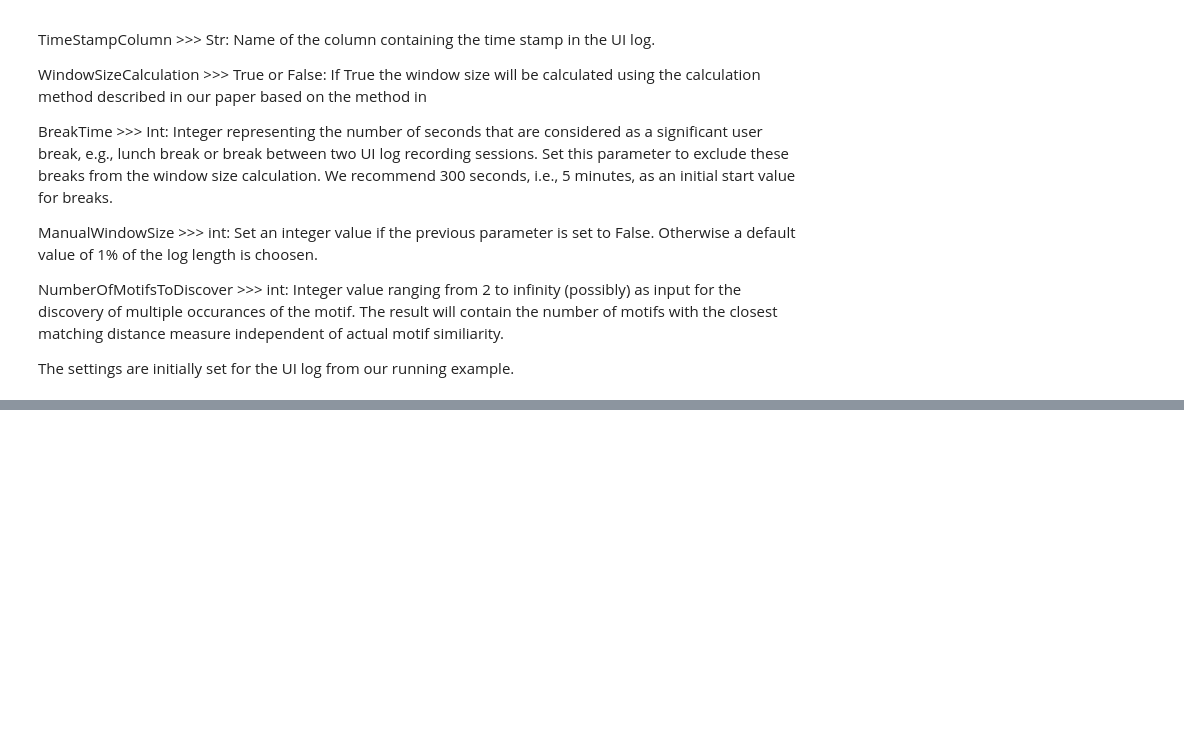
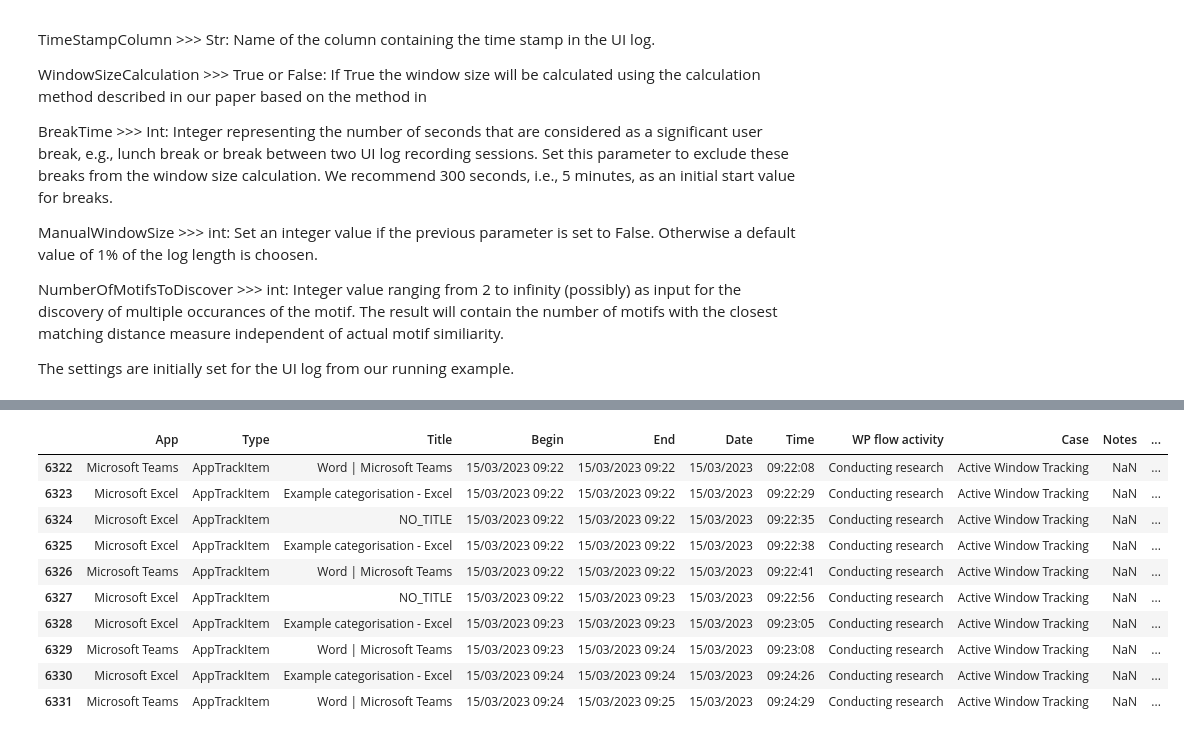
Before and after one commit to thohenadl/TSMDforUILogs, a Jupyter notebook: SingleLogDiscovery.ipynb, the cells around one changed output, grey strips where cells are left out. Saved outputs shown, nothing was run; the diff lists cells and outputs as text; code cells hidden in the pictures; blank space fills up the shorter version.

```diff
--- a/SingleLogDiscovery.ipynb
+++ b/SingleLogDiscovery.ipynb
@@ -246,0 +262,14 @@ Exec time: 36.13787484169006
+# %%
+uiLog[discord_idx:discord_idx+10]
+# %% [output]
+|  | App | Type | Title | Begin | End | Date | Time | WP flow activity | Case | Notes | ... |
+| 6322 | Microsoft Teams | AppTrackItem | Word | Microsoft Teams | 15/03/2023 09:22 | 15/03/2023 09:22 | 15/03/2023 | 09:22:08 | Conducting research | Active Window Tracking | NaN | ... |
+| 6323 | Microsoft Excel | AppTrackItem | Example categorisation - Excel | 15/03/2023 09:22 | 15/03/2023 09:22 | 15/03/2023 | 09:22:29 | Conducting research | Active Window Tracking | NaN | ... |
+| 6324 | Microsoft Excel | AppTrackItem | NO_TITLE | 15/03/2023 09:22 | 15/03/2023 09:22 | 15/03/2023 | 09:22:35 | Conducting research | Active Window Tracking | NaN | ... |
+| 6325 | Microsoft Excel | AppTrackItem | Example categorisation - Excel | 15/03/2023 09:22 | 15/03/2023 09:22 | 15/03/2023 | 09:22:38 | Conducting research | Active Window Tracking | NaN | ... |
+| 6326 | Microsoft Teams | AppTrackItem | Word | Microsoft Teams | 15/03/2023 09:22 | 15/03/2023 09:22 | 15/03/2023 | 09:22:41 | Conducting research | Active Window Tracking | NaN | ... |
+| 6327 | Microsoft Excel | AppTrackItem | NO_TITLE | 15/03/2023 09:22 | 15/03/2023 09:23 | 15/03/2023 | 09:22:56 | Conducting research | Active Window Tracking | NaN | ... |
+| 6328 | Microsoft Excel | AppTrackItem | Example categorisation - Excel | 15/03/2023 09:23 | 15/03/2023 09:23 | 15/03/2023 | 09:23:05 | Conducting research | Active Window Tracking | NaN | ... |
+| 6329 | Microsoft Teams | AppTrackItem | Word | Microsoft Teams | 15/03/2023 09:23 | 15/03/2023 09:24 | 15/03/2023 | 09:23:08 | Conducting research | Active Window Tracking | NaN | ... |
+| 6330 | Microsoft Excel | AppTrackItem | Example categorisation - Excel | 15/03/2023 09:24 | 15/03/2023 09:24 | 15/03/2023 | 09:24:26 | Conducting research | Active Window Tracking | NaN | ... |
+| 6331 | Microsoft Teams | AppTrackItem | Word | Microsoft Teams | 15/03/2023 09:24 | 15/03/2023 09:25 | 15/03/2023 | 09:24:29 | Conducting research | Active Window Tracking | NaN | ... |
```
Also changed, not shown: parts of 2 cells of this notebook, 55 other files.
